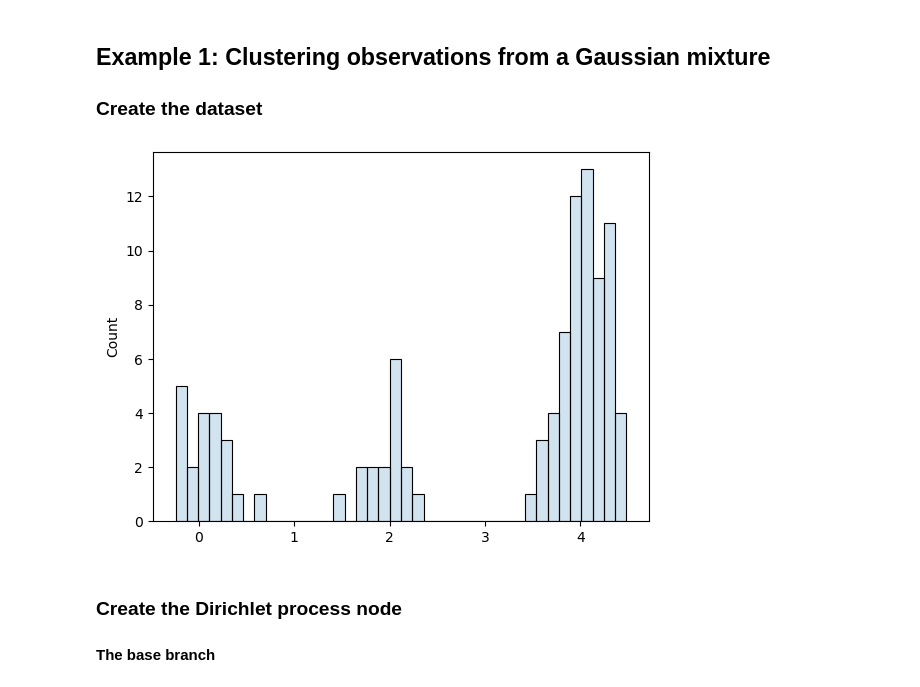
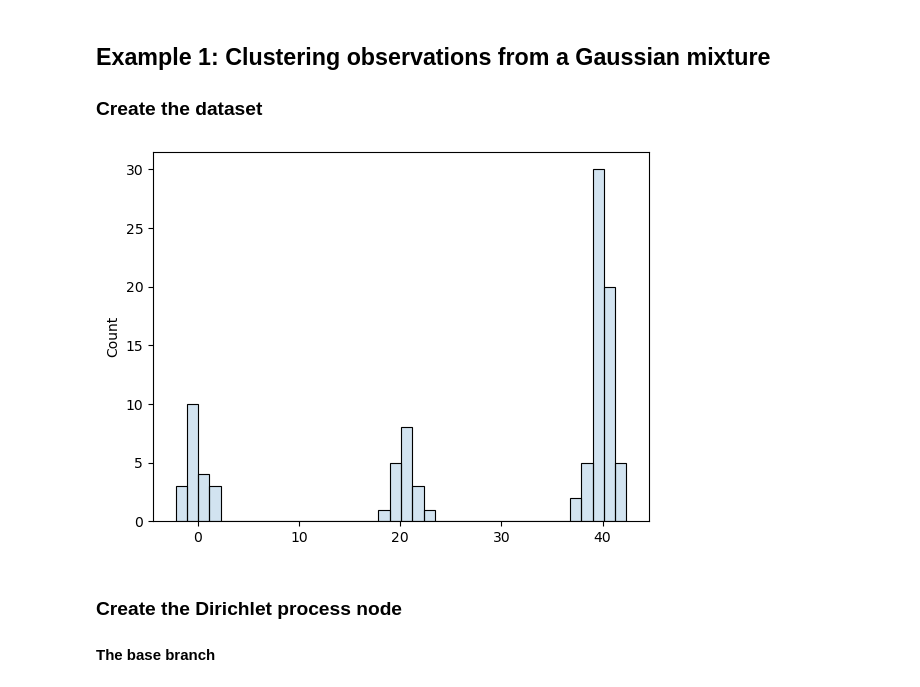
Before and after one commit to KoraTMontemagno/pyhgf, a Jupyter notebook: docs/source/notebooks/Example_4_Dirichlet_process.ipynb, the cells around one changed output. Saved outputs shown, nothing was run; the diff lists cells and outputs as text; code cells hidden in the pictures.

```diff
--- a/docs/source/notebooks/Example_4_Dirichlet_process.ipynb
+++ b/docs/source/notebooks/Example_4_Dirichlet_process.ipynb
@@ -28,21 +29,25 @@ Having a network that can change shape as a function of incoming observations ca
 ## Example 1: Clustering observations from a Gaussian mixture
 ### Create the dataset
 # %%
+np.random.seed(123)
+
 # simulate a dataset
 n_trials = 100
 
+
 def get_value():
-    cat = multinomial(n=1, p=[.2, .2, .6]).rvs()
-    vals = np.random.normal([0, 2, 4], .2)
+    cat = multinomial(n=1, p=[0.2, 0.2, 0.6]).rvs()
+    vals = np.random.normal([0, 20, 40], 1)
     return (cat * vals).sum()
+
 
 input_data = []
 for i in range(n_trials):
     input_data.append(get_value())
 # %%
-sns.histplot(x=input_data, alpha=.2, bins=40);
+sns.histplot(x=input_data, alpha=0.2, bins=40);
 # %% [output]
-[figure, old version]
+[figure, new version]
 # %% [markdown]
 ### Create the Dirichlet process node
 #### The base branch
```
Also changed, not shown: parts of 17 cells of this notebook, 3 other files.
